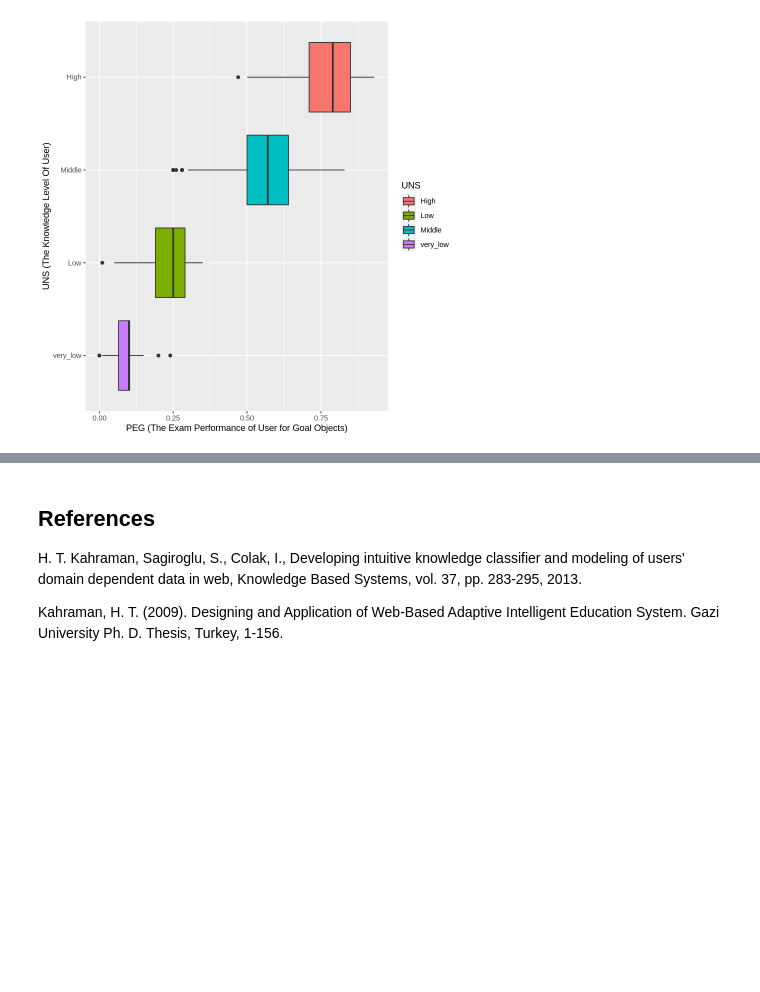
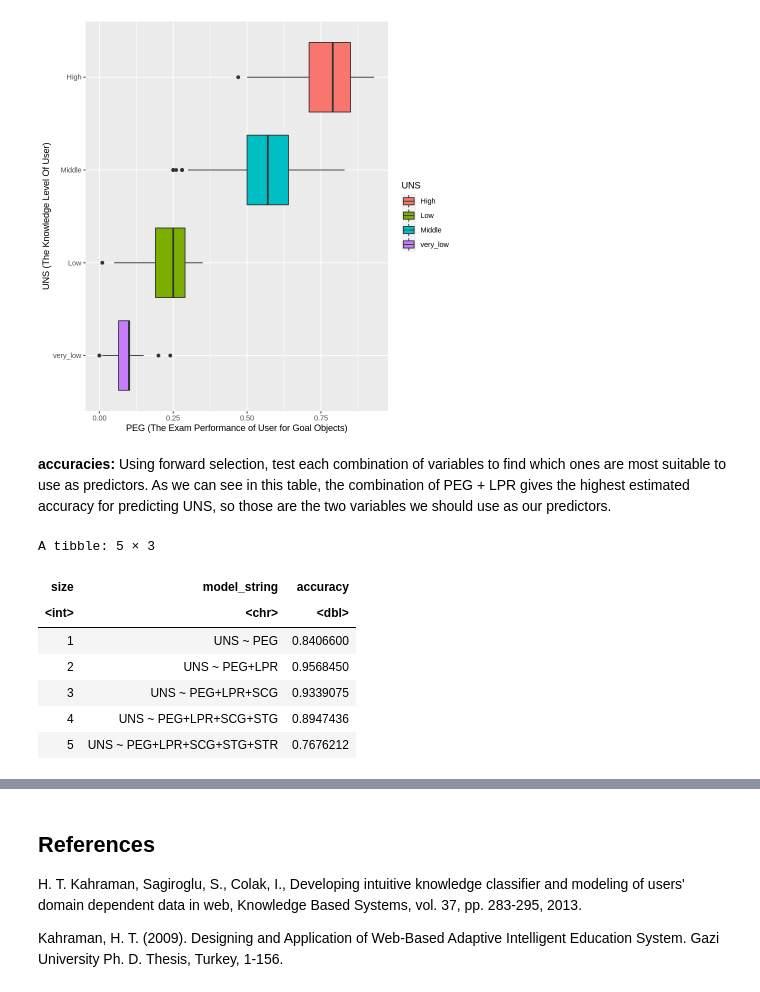
Before and after one commit to A-Jar-Of-Peanuts/dsci_group_project_proposal, a Jupyter notebook: proposal.ipynb, the cells around one changed output, grey strips where cells are left out. Cells and saved outputs as stored; diff of their text form; code cells hidden in the pictures; blank space fills up the shorter version.

```diff
--- a/proposal.ipynb
+++ b/proposal.ipynb
@@ -147,4 +209,17 @@ pvl4
 pvl5
 # %% [output]
 [figure]
+# %% [markdown]
+**accuracies:** Using forward selection, test each combination of variables to find which ones are most suitable to use as predictors. As we can see in this table, the combination of PEG + LPR gives the highest estimated accuracy for predicting UNS, so those are the two variables we should use as our predictors.
+# %%
+accuracies
+# %% [output]
+A tibble: 5 × 3
+| size | model_string | accuracy |
+| <int> | <chr> | <dbl> |
+| 1 | UNS ~ PEG | 0.8406600 |
+| 2 | UNS ~ PEG+LPR | 0.9568450 |
+| 3 | UNS ~ PEG+LPR+SCG | 0.9339075 |
+| 4 | UNS ~ PEG+LPR+SCG+STG | 0.8947436 |
+| 5 | UNS ~ PEG+LPR+SCG+STG+STR | 0.7676212 |
 # %% [markdown]
```
Also changed, not shown: parts of 8 cells of this notebook.
